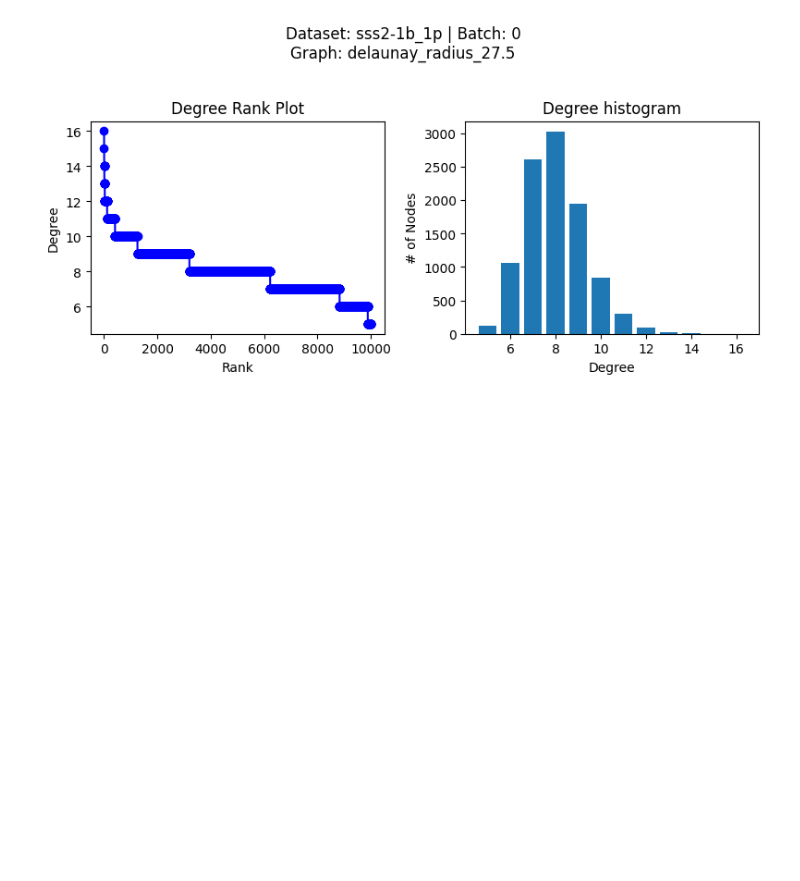
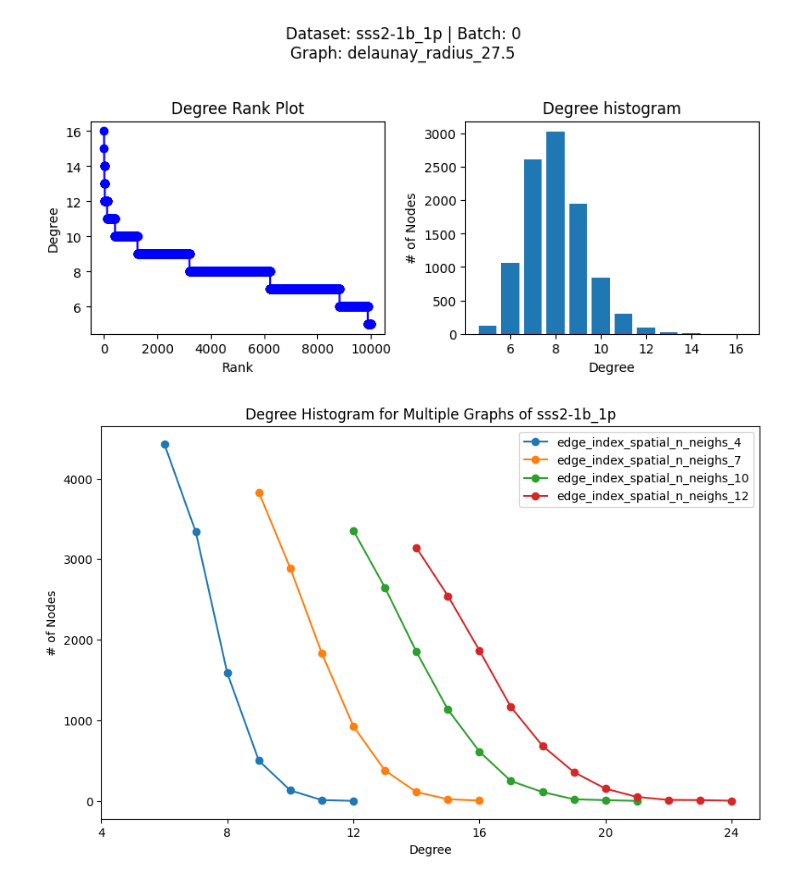
Before and after one commit to Lotfollahi-lab/squint-reproducibility, a Jupyter notebook: analysis/statistics/compare_graphs.ipynb, the cells around one changed output. Cells and saved outputs as stored; diff of their text form; code cells hidden in the pictures; blank space fills up the shorter version.

Commit message:
add: plot for degree distribution for sss2-1b_1p across number of neighbors

```diff
--- a/analysis/statistics/compare_graphs.ipynb
+++ b/analysis/statistics/compare_graphs.ipynb
@@ -67,3 +76,28 @@ fig.tight_layout(rect=[0, 0, 1, 0.95])
 plt.show()
 # %% [output]
 [figure]
+# %%
+fig, ax = plt.subplots(figsize=(10, 6))
+
+graph_keys = [
+    'edge_index_spatial_n_neighs_4',
+    'edge_index_spatial_n_neighs_7',
+    'edge_index_spatial_n_neighs_10',
+    'edge_index_spatial_n_neighs_12'
+]
+
+for key in graph_keys:
+    G = graphs[key]
+    degree_sequence = sorted((d for _, d in G.degree()), reverse=True)
+    degrees, counts = np.unique(degree_sequence, return_counts=True)
+    ax.plot(degrees, counts, marker='o', label=key)
+
+ax.set_title("Degree Histogram for Multiple Graphs of sss2-1b_1p")
+ax.set_xlabel("Degree")
+ax.set_ylabel("# of Nodes")
+ax.legend()
+ax.set_xticks(np.arange(4, max(degrees) + 1, 4))
+
+plt.show()
+# %% [output]
+[figure, added]
```
Also changed, not shown: parts of 4 cells of this notebook.
